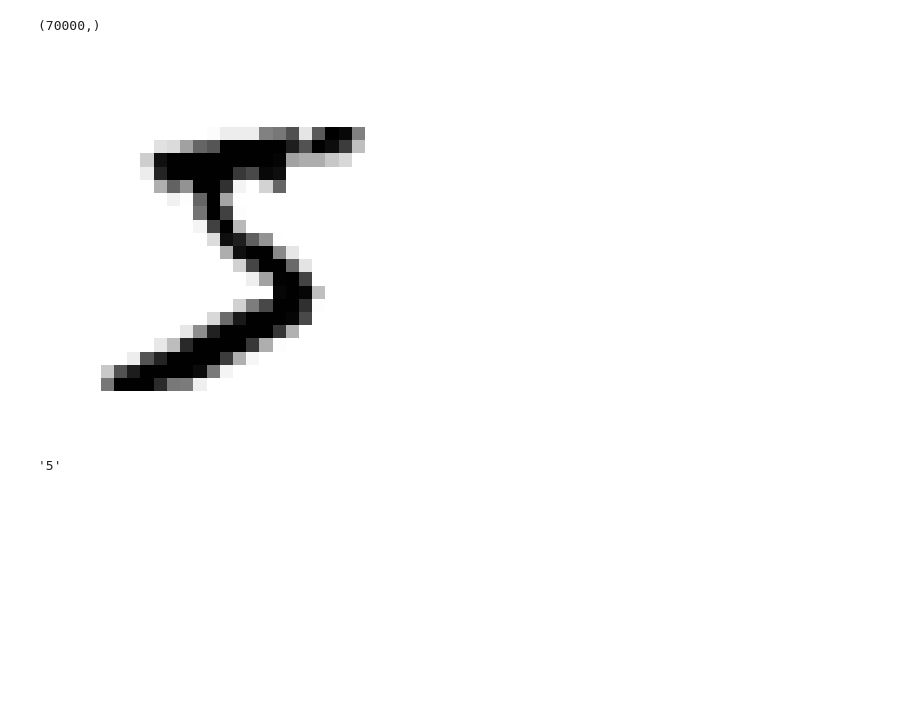
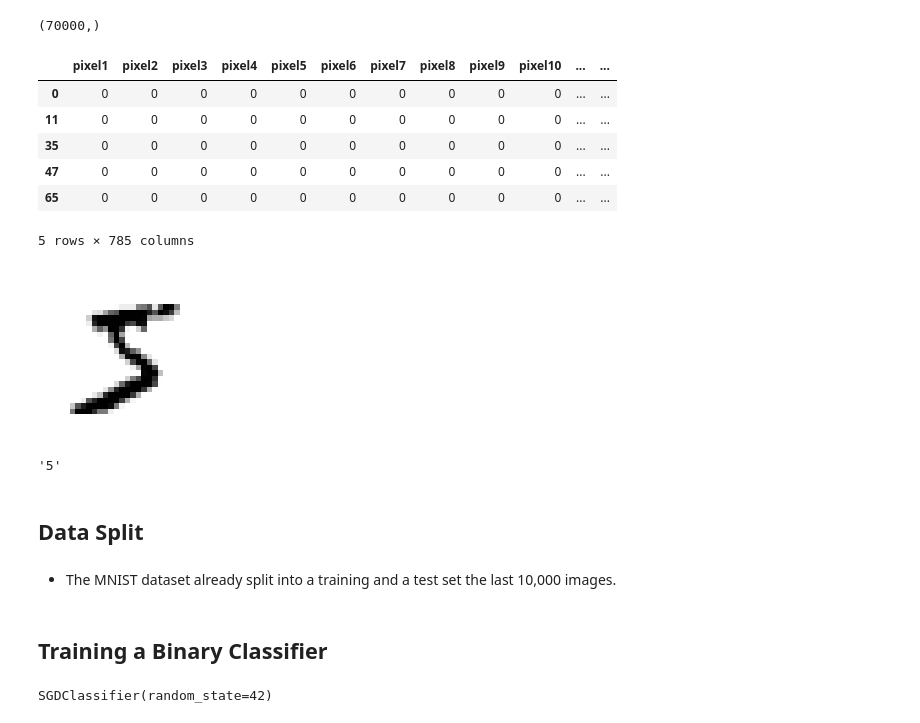
Before and after one commit to KumudithaSilva/Sklearn-ML, a Jupyter notebook: ML_Classification/minest.ipynb, the cells around one changed output. Cells and saved outputs as stored; diff of their text form; code cells hidden in the pictures; blank space fills up the shorter version.

```diff
--- a/ML_Classification/minest.ipynb
+++ b/ML_Classification/minest.ipynb
@@ -19,16 +35,33 @@ X.shape
 y.shape
 # %% [output]
 (70000,)
+# %%
+numerical_data = pd.concat([X, y], axis=1)
+numerical_data_5 = numerical_data[numerical_data['class'] == '5']
+numerical_data_5.head()
+# %% [output]
+|  | pixel1 | pixel2 | pixel3 | pixel4 | pixel5 | pixel6 | pixel7 | pixel8 | pixel9 | pixel10 | ... | ... |
+| 0 | 0 | 0 | 0 | 0 | 0 | 0 | 0 | 0 | 0 | 0 | ... | ... |
+| 11 | 0 | 0 | 0 | 0 | 0 | 0 | 0 | 0 | 0 | 0 | ... | ... |
+| 35 | 0 | 0 | 0 | 0 | 0 | 0 | 0 | 0 | 0 | 0 | ... | ... |
+| 47 | 0 | 0 | 0 | 0 | 0 | 0 | 0 | 0 | 0 | 0 | ... | ... |
+| 65 | 0 | 0 | 0 | 0 | 0 | 0 | 0 | 0 | 0 | 0 | ... | ... |
+5 rows × 785 columns
 # %%
 digit = X[:1].to_numpy()
 digit_image = digit.reshape(28, 28)
 # %%
+plt.figure(figsize=(2, 2))
 plt.imshow(digit_image, cmap="binary")
 plt.axis("off")
 plt.show()
 # %% [output]
-[figure, old version]
+[figure, new version]
 # %%
 y[0]
 # %% [output]
 '5'
+# %% [markdown]
+## Data Split
+# %% [markdown]
+- The MNIST dataset already split into a training and a test set the last 10,000 images.
@@ -34,0 +70,2 @@ y[0]
+# %% [markdown]
+## Training a Binary Classifier
@@ -34,0 +77,5 @@ y[0]
+# %%
+sgd_clf = SGDClassifier(random_state=42)
+sgd_clf.fit(X_train, y_train_5)
+# %% [output]
+SGDClassifier(random_state=42)
```
Also changed, not shown: parts of 13 cells of this notebook.
